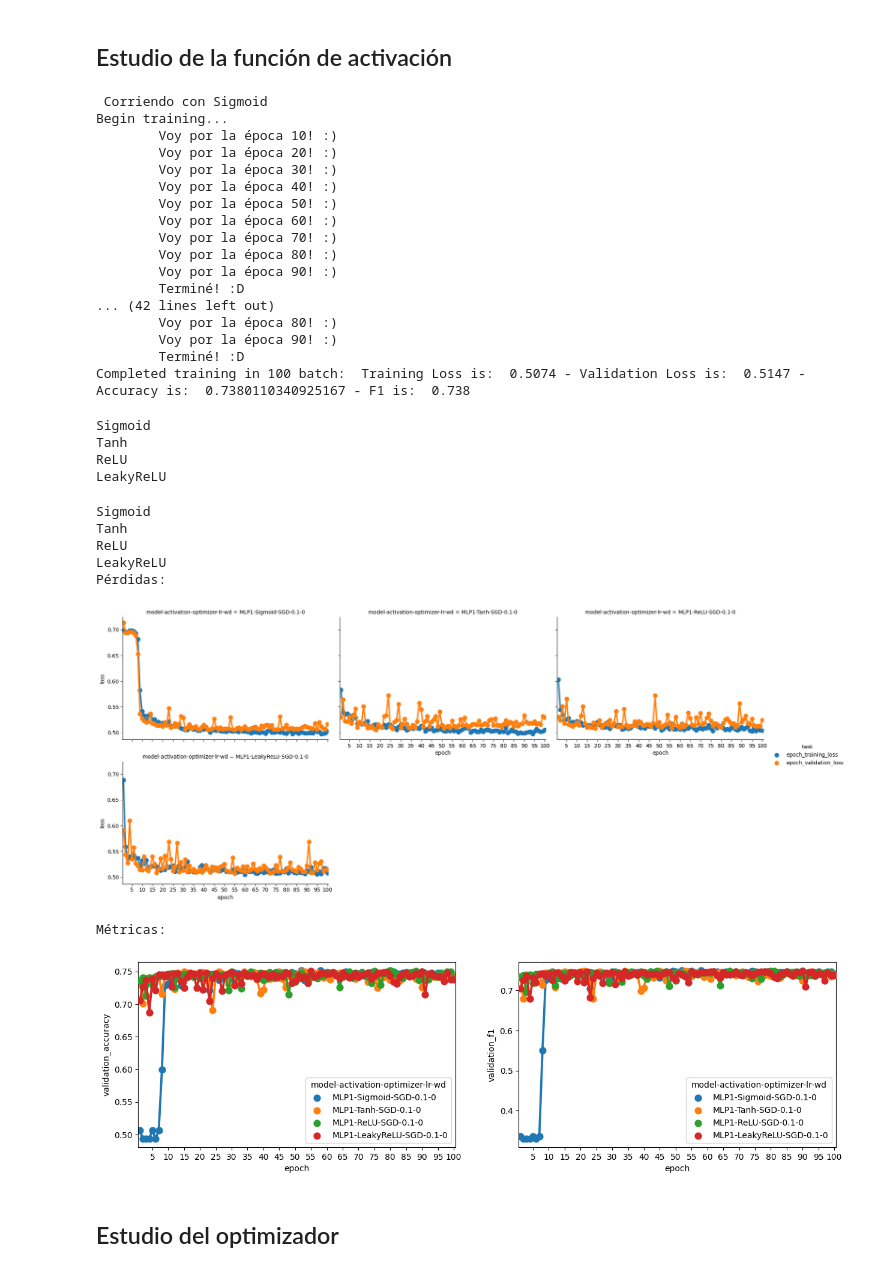
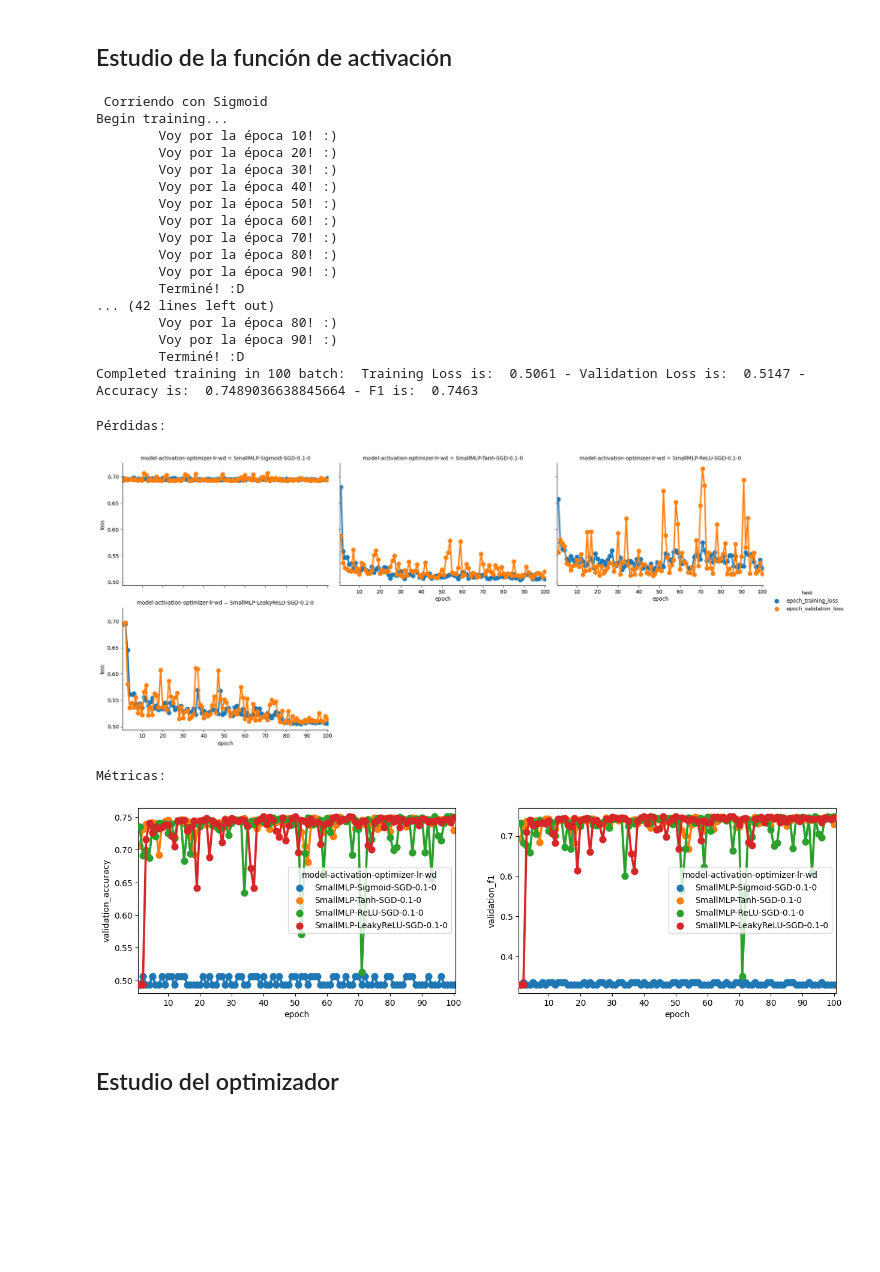
Before and after one commit to Cheva94/Diplo_Opt, a Jupyter notebook: 3_DL/Lab1/Resolución_Lab1.ipynb, the cells around one changed output. Cells and saved outputs as stored; diff of their text form; code cells hidden in the pictures; blank space fills up the shorter version.

Commit message:
guardado y func act

```diff
--- a/3_DL/Lab1/Resolución_Lab1.ipynb
+++ b/3_DL/Lab1/Resolución_Lab1.ipynb
@@ -337,7 +341,7 @@ ActFunc_Exps1 = []
 
 for key in activation_functions.keys():
     print(f'\n\n Corriendo con {key}')
-    model = MLP1(n_inputs, n_outputs, baseline_param['nH'], activation_functions[key])
+    model = SmallMLP(n_inputs, n_outputs, baseline_param['nH'], activation_functions[key])
     optimizer = baseline_param['GD'](model.parameters(), lr=baseline_param['LR'], momentum=baseline_param['Mom'])
     experiment = run_experiment(model, EPOCHS, Load_train, Load_val, loss_function, optimizer, device, use_tqdm=False)
     ActFunc_Exps1.append(experiment)
@@ -358,25 +362,15 @@ Begin training...
         Voy por la época 80! :)
         Voy por la época 90! :)
         Terminé! :D
-Completed training in 100 batch:  Training Loss is:  0.5074 - Validation Loss is:  0.5147 - Accuracy is:  0.7380110340925167 - F1 is:  0.738
+Completed training in 100 batch:  Training Loss is:  0.5061 - Validation Loss is:  0.5147 - Accuracy is:  0.7489036638845664 - F1 is:  0.7463
-# %%
-df_loss, df_metrics = get_data_loss_metrics(ActFunc_Exps1)
-# %% [output]
-Sigmoid
-Tanh
-ReLU
-LeakyReLU
-# %%
-plot_results(ActFunc_Exps1)
-# %% [output]
-Sigmoid
-Tanh
-ReLU
-LeakyReLU
-Pérdidas:
-[figure, removed]
-Métricas:
-[figure, removed]
+# %%
+# plot_results(EPOCHS, f'SmallMLP/ActFunc_Epocas-{EPOCHS}.csv', ActFunc_Exps1)
+plot_results(EPOCHS, f'SmallMLP/ActFunc_Epocas-100.csv')
+# %% [output]
+Pérdidas:
+[figure, added]
+Métricas:
+[figure, added]
 # %% [markdown]
 ## Estudio del optimizador
 # %%
```
Also changed, not shown: parts of 83 cells of this notebook, 3 other files.
